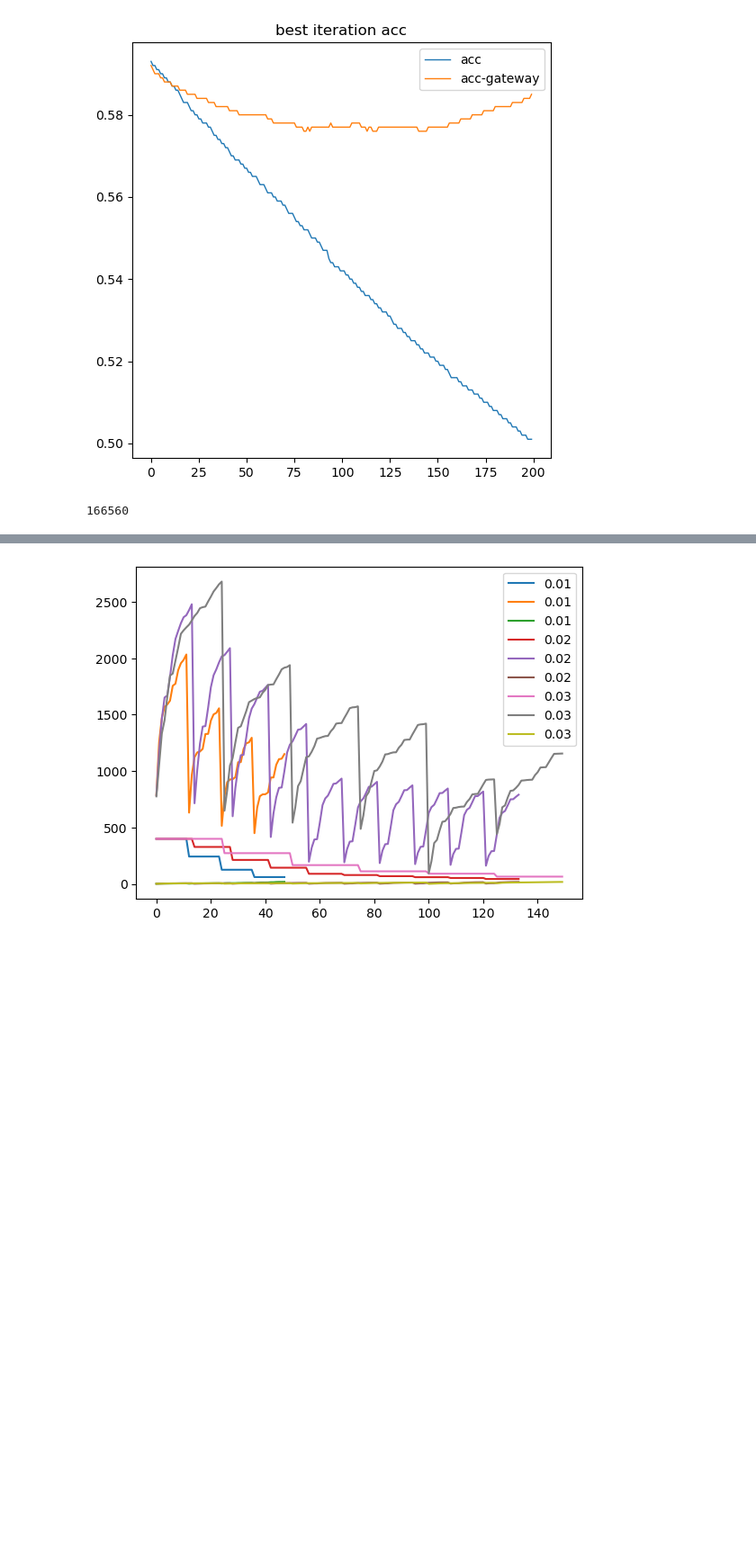
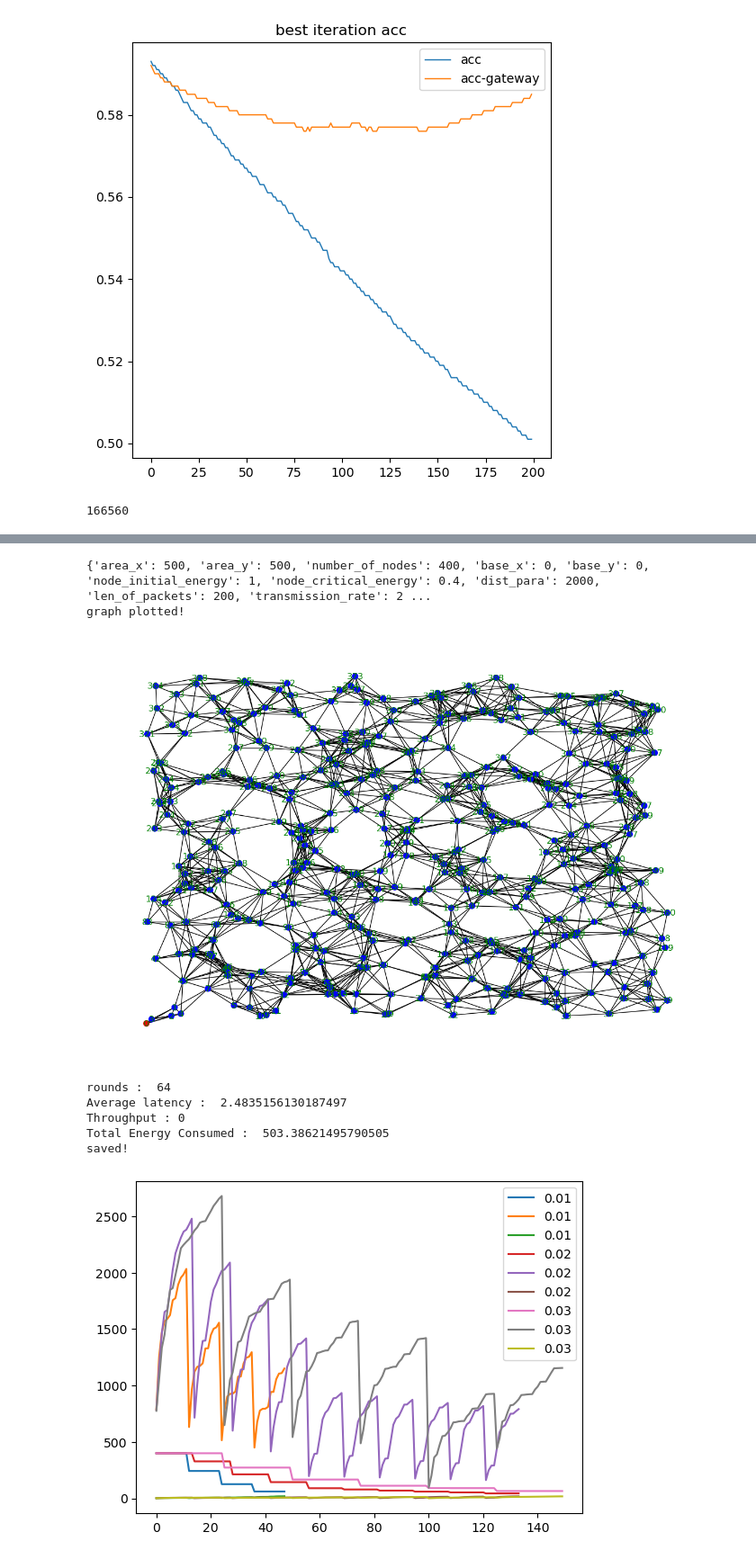
Before and after one commit to sanyam-dev/Wireless_Sensor_Network, a Jupyter notebook: graph_notebook.ipynb, the cells around one changed output, grey strips where cells are left out. Shown at 90% size. Saved outputs shown, nothing was run; the diff lists cells and outputs as text; code cells hidden in the pictures; blank space fills up the shorter version.

```diff
--- a/graph_notebook.ipynb
+++ b/graph_notebook.ipynb
@@ -461,3 +302,80 @@ print(len(dead_node))
+# %%
+from network import network
+import numpy as np
+
+net = network(500, 500, 400, 0, 0)
+
+gd = net.load_network(path)
+for Node in net.node_list:
+	Node.critical_energy = 0.0
+net.packet_length = 8
+energy_consumed=0
+
+dead_node = set()
+n = net.number_of_nodes
+k = net.packet_length
+sink = net.sink
+rnd = 0
+net.show_graph()
+s_trans =0
+net.calculate_latency()
+lm = net.latency_matrix
+prev_round_energy_consumed = 0
+energy_per_round = []
+latency_per_round = []
+throughput_per_round = []
+total_latency=0
+rnd_latency=0
+er = sink.energy_for_reception(k)
+
+while len(dead_node) < 0.9 * n:
+	message_generated = n - len(dead_node)
+
+	for Node in net.node_list:
+		d = sink.dist(Node)
+		et = Node.energy_for_transmission(k,d)
+		if et <= Node.current_energy:
+			s_trans += 1
+			rnd_latency += lm[Node.id][sink.id]
+			energy_consumed += et + er
+			Node.current_energy -= et
+		else:
+			dead_node.add(Node)
+
+	latency_per_round.append(rnd_latency)
+	throughput_per_round.append([message_generated, s_trans, 0, round(s_trans/message_generated, 2)])
+	energy_per_round.append(energy_consumed - prev_round_energy_consumed)
+	prev_round_energy_consumed = energy_consumed
+	total_latency += rnd_latency
+	rnd += 1
+	s_trans =0
+	message_generated = 0
+	rnd_latency = 0
+
+	for Node in net.node_list:
+		if not Node.is_functional():
+			dead_node.append(Node)
+
+
+
+print("rounds : ", rnd)
+avg_latency= total_latency/rnd
+
+print("Average latency : ",avg_latency)
+print("Throughput :", message_generated)
+
+print("Total Energy Consumed : ",energy_consumed)
+path = "results/performance/direct/"
+net.save_network_performance(path, "res-server", rnd, energy_per_round, throughput_per_round, latency_per_round)
+# %% [output]
+{'area_x': 500, 'area_y': 500, 'number_of_nodes': 400, 'base_x': 0, 'base_y': 0, 'node_initial_energy': 1, 'node_critical_energy': 0.4, 'dist_para': 2000, 'len_of_packets': 200, 'transmission_rate': 2 ...
+graph plotted!
+[figure, added]
+rounds :  64
+Average latency :  2.4835156130187497
+Throughput : 0
+Total Energy Consumed :  503.38621495790505
+saved!
 # %%
 import matplotlib.pyplot as plt
 import numpy as np
```
Also changed, not shown: parts of 2 cells of this notebook.
